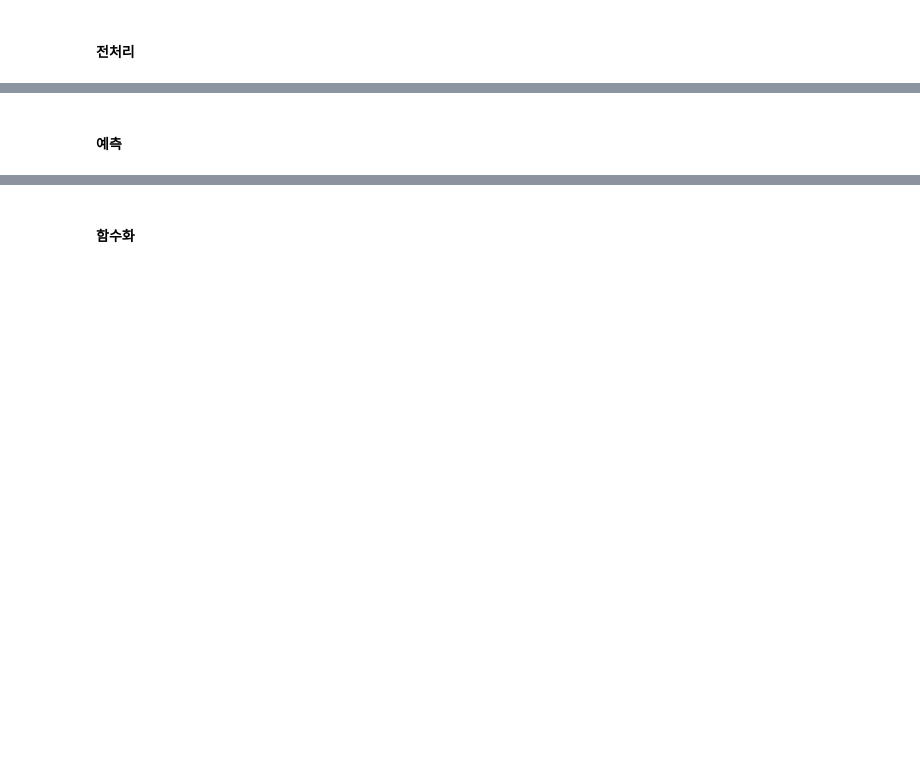
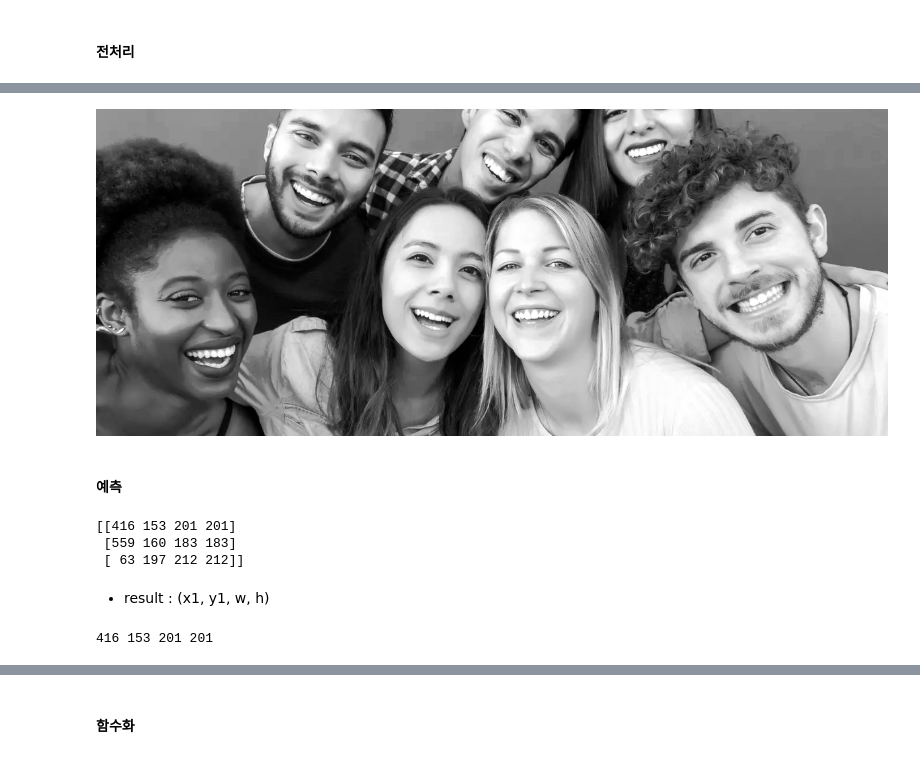
Before and after one commit to yebiny/SkillTreePython-DeepLearning, a Jupyter notebook: 00.추가학습/해설/ch00_04_OpenCV활용_haarcascade_객체인식.ipynb, the cells around one changed output, grey strips where cells are left out. Saved outputs shown, nothing was run; the diff lists cells and outputs as text; code cells hidden in the pictures; blank space fills up the shorter version.

```diff
--- a/00.추가학습/해설/ch00_04_OpenCV활용_haarcascade_객체인식.ipynb
+++ b/00.추가학습/해설/ch00_04_OpenCV활용_haarcascade_객체인식.ipynb
@@ -107,2 +141,22 @@ eyes_cascade_name = 'haarcascade_eye_tree_eyeglasses.xml'
+# %%
+# 장점 : 노이즈 제거
+hist = cv2.equalizeHist(gray)
+cv2_imshow(hist)
+# %% [output]
+[figure, added]
 # %% [markdown]
 #### **예측**
+# %%
+pred = face_model.detectMultiScale(hist)
+print(pred)
+# %% [output]
+[[416 153 201 201]
+ [559 160 183 183]
+ [ 63 197 212 212]]
+# %% [markdown]
+* result : (x1, y1, w, h)
+# %%
+x, y, w, h = pred[0]
+print(x, y, w, h)
+# %% [output]
+416 153 201 201
```
Also changed, not shown: parts of 13 cells of this notebook.
